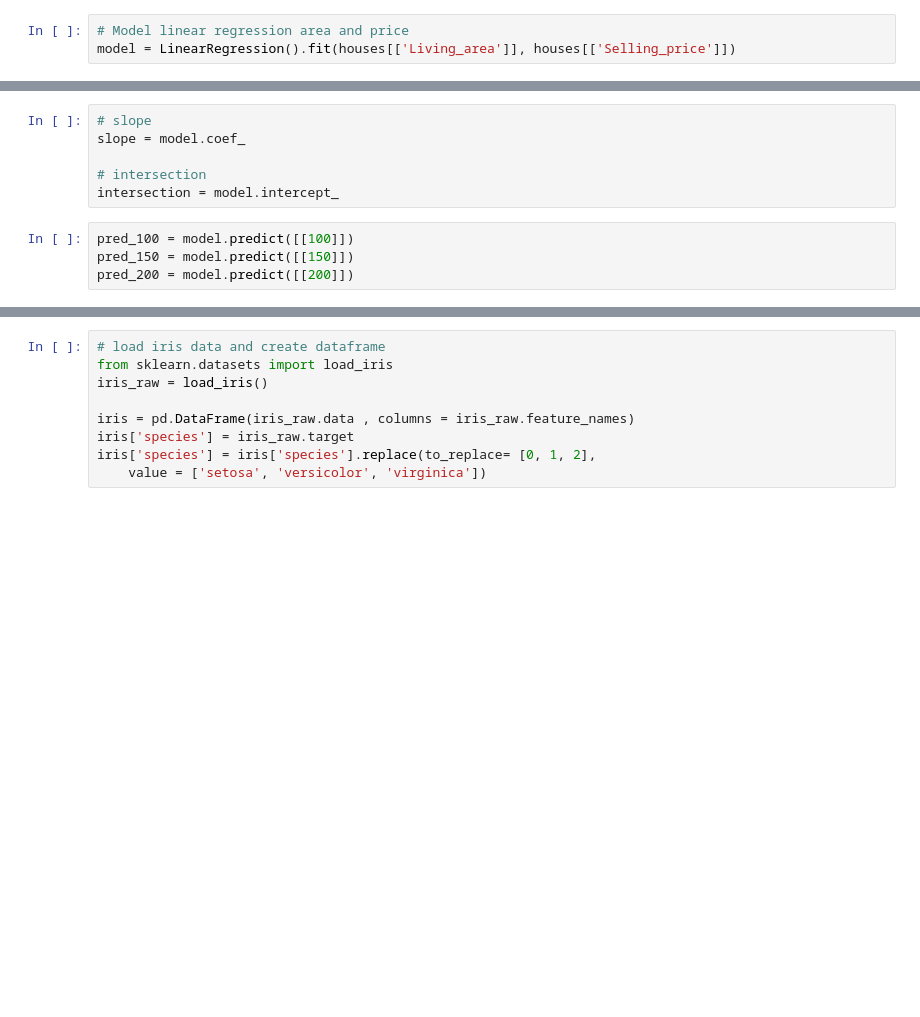
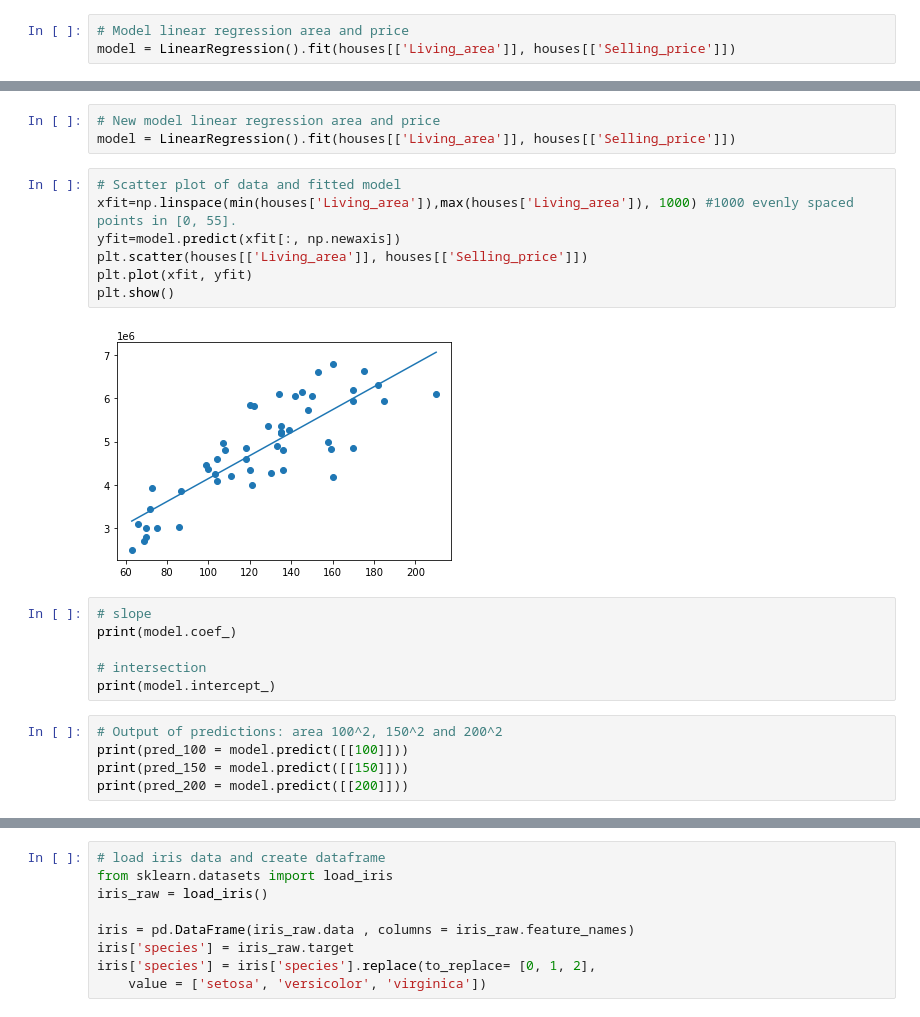
Before and after one commit to Jessica-Gilmsjoe/DIT406, a Jupyter notebook: assignment2-new.ipynb, the cells around one changed output, grey strips where cells are left out. Drawn from its saved outputs; the diff is of its cells as text; blank space fills up the shorter version.

```diff
--- a/assignment2-new.ipynb
+++ b/assignment2-new.ipynb
@@ -49,11 +92,24 @@ plt.show()
+# %%
+# New model linear regression area and price
+model = LinearRegression().fit(houses[['Living_area']], houses[['Selling_price']])
+# %%
+# Scatter plot of data and fitted model
+xfit=np.linspace(min(houses['Living_area']),max(houses['Living_area']), 1000) #1000 evenly spaced points in [0, 55].
+yfit=model.predict(xfit[:, np.newaxis])
+plt.scatter(houses[['Living_area']], houses[['Selling_price']])
+plt.plot(xfit, yfit)
+plt.show()
+# %% [output]
+[figure, added]
 # %%
 # slope
-slope = model.coef_
+print(model.coef_)
 
 # intersection
-intersection = model.intercept_
+print(model.intercept_)
 # %%
-pred_100 = model.predict([[100]])
-pred_150 = model.predict([[150]])
-pred_200 = model.predict([[200]])
+# Output of predictions: area 100^2, 150^2 and 200^2
+print(pred_100 = model.predict([[100]]))
+print(pred_150 = model.predict([[150]]))
+print(pred_200 = model.predict([[200]]))
 # %%
```
Also changed, not shown: parts of 8 cells of this notebook.
